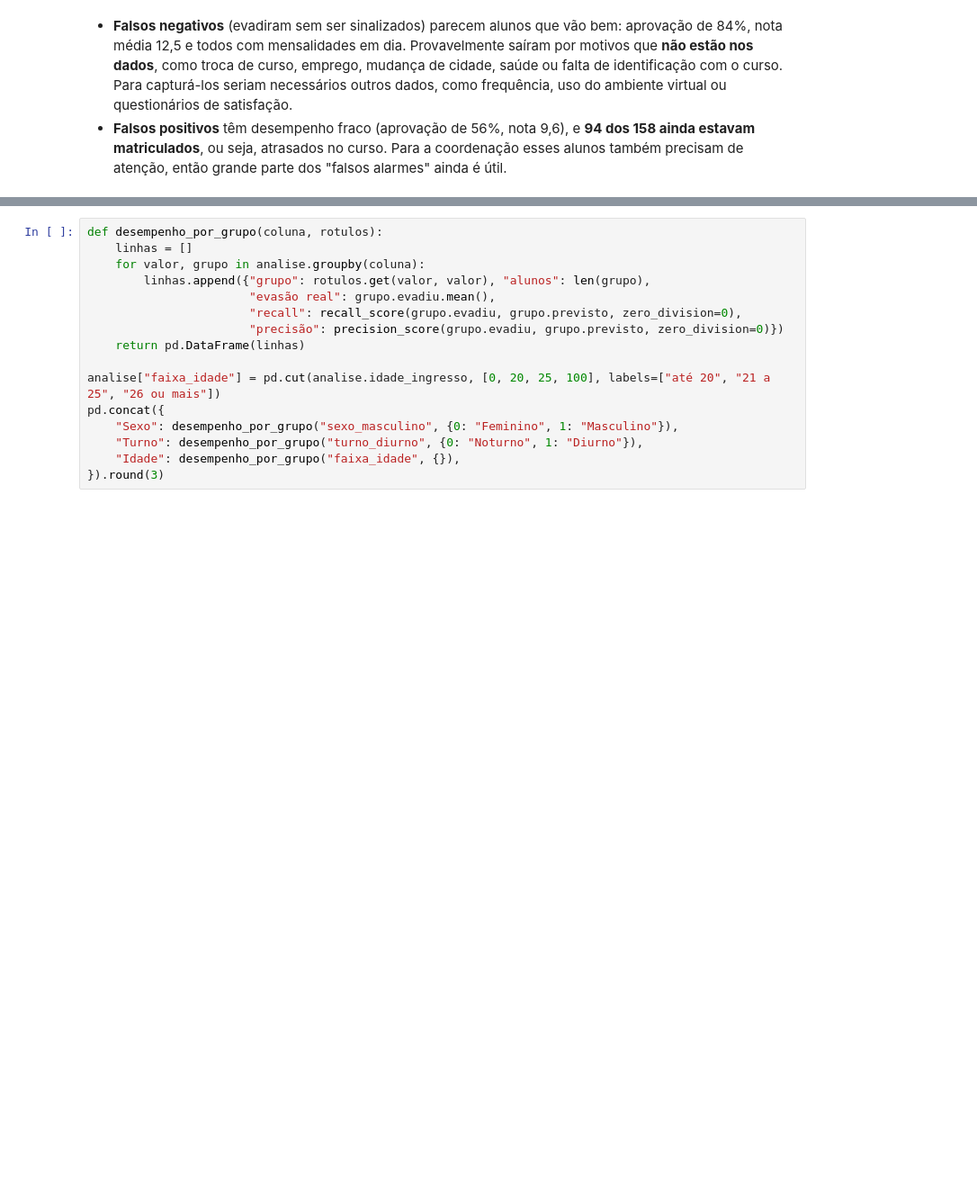
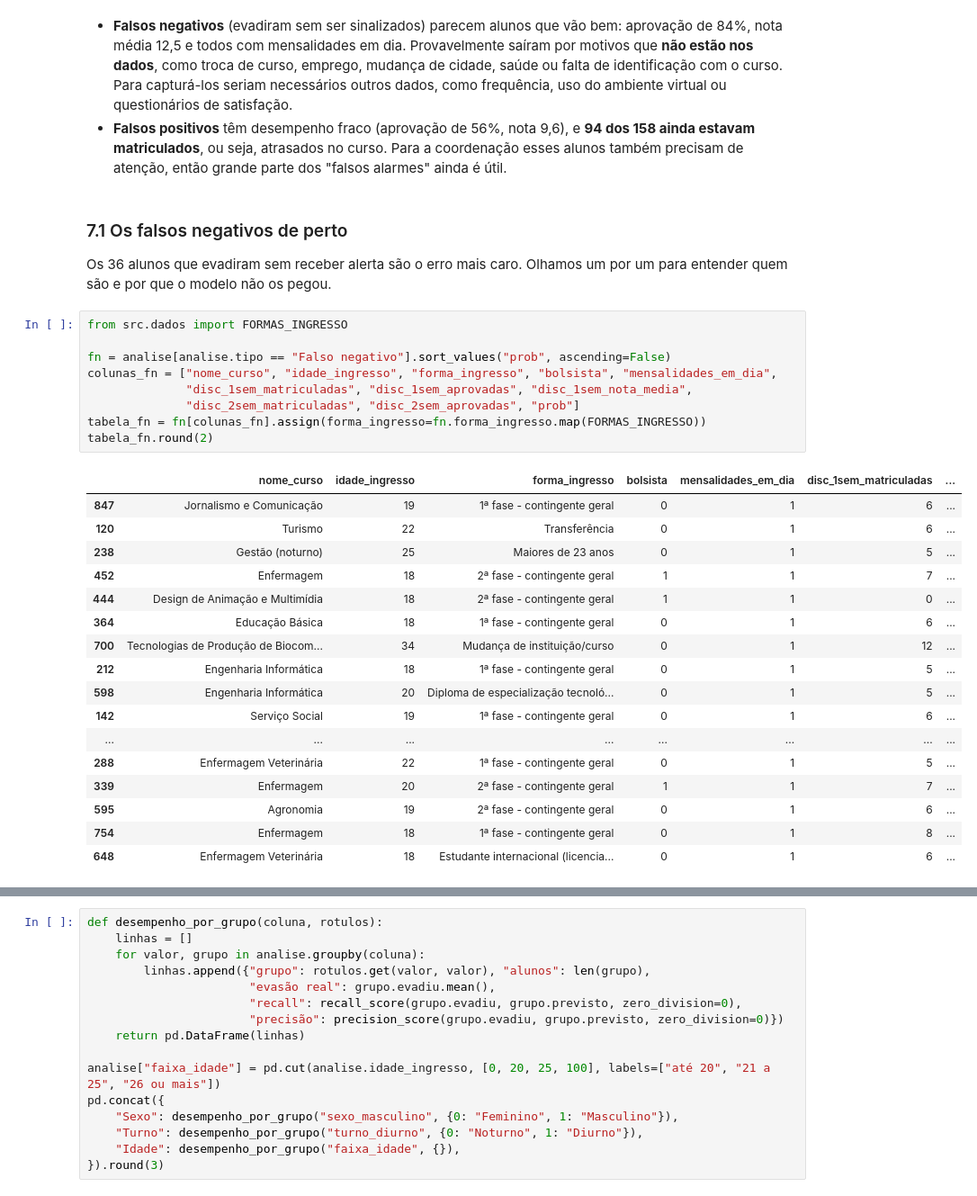
Before and after one commit to guifreiberger/radar-evasao, a Jupyter notebook: notebooks/02_modelagem_avaliacao.ipynb, the cells around one changed output, grey strips where cells are left out. Shown at 90% size. Saved outputs shown, nothing was run; the diff lists cells and outputs as text; blank space fills up the shorter version.

Commit message:
feat: conferência do notebook 02 e análise dos falsos negativos

```diff
--- a/notebooks/02_modelagem_avaliacao.ipynb
+++ b/notebooks/02_modelagem_avaliacao.ipynb
@@ -352,3 +352,34 @@ Situação real dos falsos positivos:
 # %% [markdown]
 - **Falsos negativos** (evadiram sem ser sinalizados) parecem alunos que vão bem: aprovação de 84%, nota média 12,5 e todos com mensalidades em dia. Provavelmente saíram por motivos que **não estão nos dados**, como troca de curso, emprego, mudança de cidade, saúde ou falta de identificação com o curso. Para capturá-los seriam necessários outros dados, como frequência, uso do ambiente virtual ou questionários de satisfação.
 - **Falsos positivos** têm desempenho fraco (aprovação de 56%, nota 9,6), e **94 dos 158 ainda estavam matriculados**, ou seja, atrasados no curso. Para a coordenação esses alunos também precisam de atenção, então grande parte dos "falsos alarmes" ainda é útil.
+# %% [markdown]
+### 7.1 Os falsos negativos de perto
+
+Os 36 alunos que evadiram sem receber alerta são o erro mais caro. Olhamos um por um para entender quem são e por que o modelo não os pegou.
+# %%
+from src.dados import FORMAS_INGRESSO
+
+fn = analise[analise.tipo == "Falso negativo"].sort_values("prob", ascending=False)
+colunas_fn = ["nome_curso", "idade_ingresso", "forma_ingresso", "bolsista", "mensalidades_em_dia",
+              "disc_1sem_matriculadas", "disc_1sem_aprovadas", "disc_1sem_nota_media",
+              "disc_2sem_matriculadas", "disc_2sem_aprovadas", "prob"]
+tabela_fn = fn[colunas_fn].assign(forma_ingresso=fn.forma_ingresso.map(FORMAS_INGRESSO))
+tabela_fn.round(2)
+# %% [output]
+|  | nome_curso | idade_ingresso | forma_ingresso | bolsista | mensalidades_em_dia | disc_1sem_matriculadas | ... |
+| 847 | Jornalismo e Comunicação | 19 | 1ª fase - contingente geral | 0 | 1 | 6 | ... |
+| 120 | Turismo | 22 | Transferência | 0 | 1 | 6 | ... |
+| 238 | Gestão (noturno) | 25 | Maiores de 23 anos | 0 | 1 | 5 | ... |
+| 452 | Enfermagem | 18 | 2ª fase - contingente geral | 1 | 1 | 7 | ... |
+| 444 | Design de Animação e Multimídia | 18 | 2ª fase - contingente geral | 1 | 1 | 0 | ... |
+| 364 | Educação Básica | 18 | 1ª fase - contingente geral | 0 | 1 | 6 | ... |
+| 700 | Tecnologias de Produção de Biocom... | 34 | Mudança de instituição/curso | 0 | 1 | 12 | ... |
+| 212 | Engenharia Informática | 18 | 1ª fase - contingente geral | 0 | 1 | 5 | ... |
+| 598 | Engenharia Informática | 20 | Diploma de especialização tecnoló... | 0 | 1 | 5 | ... |
+| 142 | Serviço Social | 19 | 1ª fase - contingente geral | 0 | 1 | 6 | ... |
+| ... | ... | ... | ... | ... | ... | ... | ... |
+| 288 | Enfermagem Veterinária | 22 | 1ª fase - contingente geral | 0 | 1 | 5 | ... |
+| 339 | Enfermagem | 20 | 2ª fase - contingente geral | 1 | 1 | 7 | ... |
+| 595 | Agronomia | 19 | 2ª fase - contingente geral | 0 | 1 | 6 | ... |
+| 754 | Enfermagem | 18 | 1ª fase - contingente geral | 0 | 1 | 8 | ... |
+| 648 | Enfermagem Veterinária | 18 | Estudante internacional (licencia... | 0 | 1 | 6 | ... |
```
Also changed, not shown: parts of 3 cells of this notebook, 1 other file.
